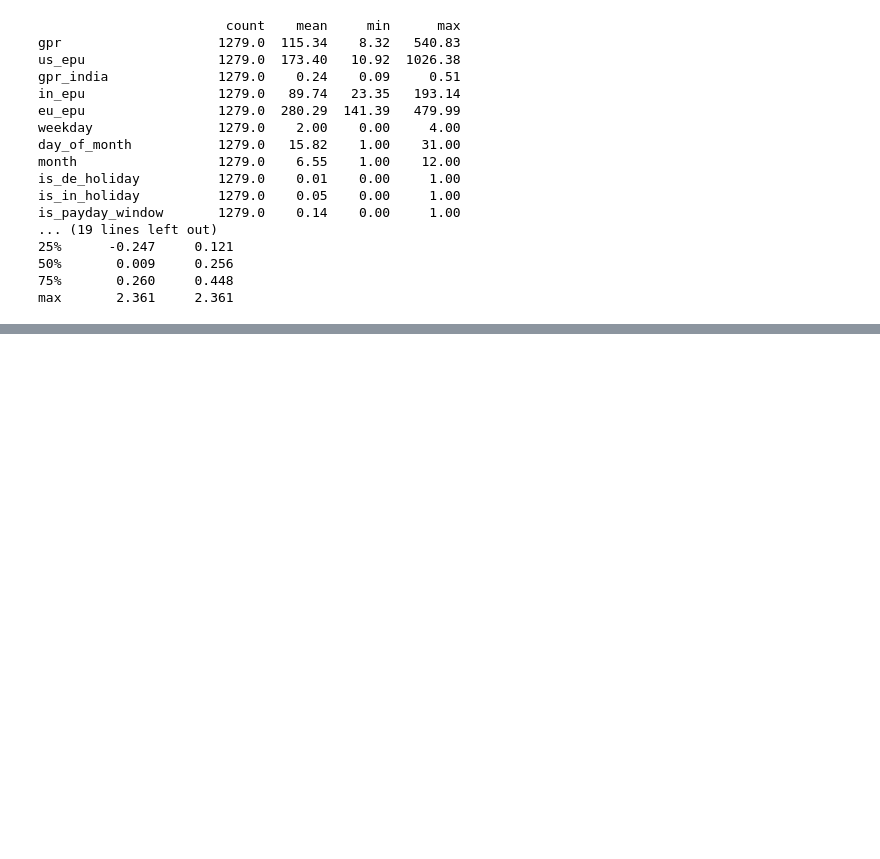
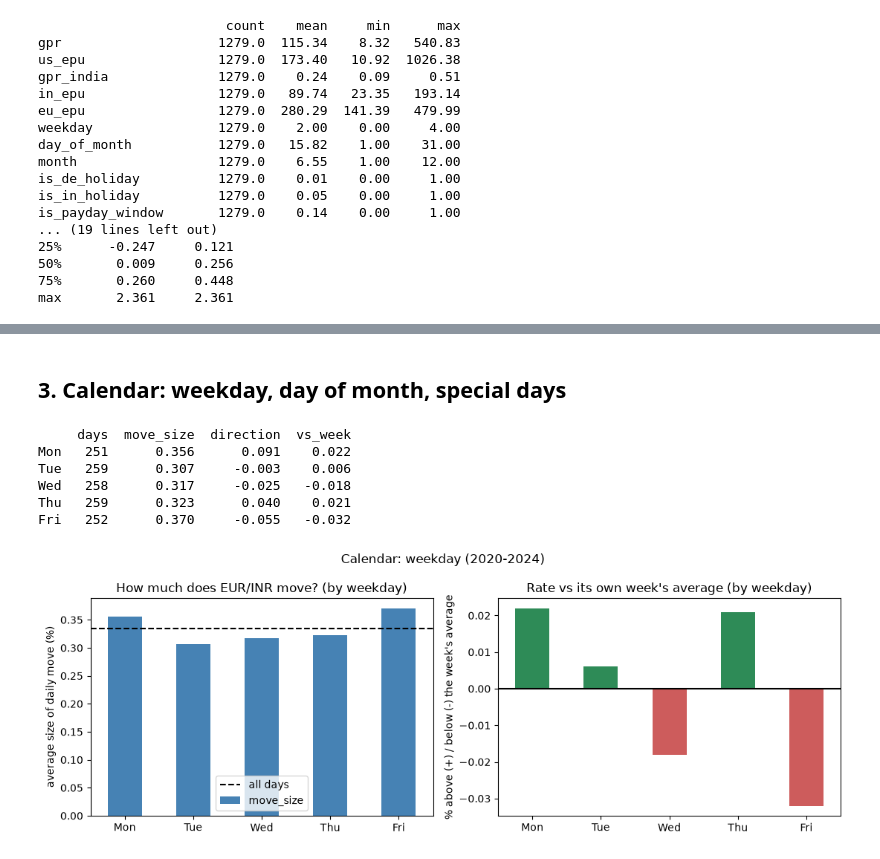
Before and after one commit to jayakrishnaaj/eur_to_inr_transfer_outlook, a Jupyter notebook: notebooks/eda_jayakrishna.ipynb, the cells around one changed output, grey strips where cells are left out. Drawn from its saved outputs; the diff is of its cells as text; code cells hidden in the pictures; blank space fills up the shorter version.

Commit message:
EDA: calendar effects

```diff
--- a/notebooks/eda_jayakrishna.ipynb
+++ b/notebooks/eda_jayakrishna.ipynb
@@ -70,0 +125,37 @@ max       2.361     2.361
+# %% [markdown]
+## 3. Calendar: weekday, day of month, special days
+# %%
+DAYS = ["Mon", "Tue", "Wed", "Thu", "Fri"]
+t = train.copy()
+t["week"] = t["date"].dt.to_period("W")
+t["vs_week_pct"] = (t["eur_inr"] / t.groupby("week")["eur_inr"].transform("mean") - 1) * 100
+
+by_day = t.groupby("weekday").agg(days=("abs_chg", "size"), move_size=("abs_chg", "mean"),
+                                   direction=("chg_pct", "mean"), vs_week=("vs_week_pct", "mean")).round(3)
+by_day.index = DAYS
+print(by_day)
+
+fig, axes = plt.subplots(1, 2, figsize=(11, 4))
+by_day["move_size"].plot(kind="bar", ax=axes[0], color="steelblue")
+axes[0].axhline(t["abs_chg"].mean(), color="black", linestyle="--", label="all days")
+axes[0].set_title("How much does EUR/INR move? (by weekday)")
+axes[0].set_ylabel("average size of daily move (%)")
+axes[0].legend()
+by_day["vs_week"].plot(kind="bar", ax=axes[1],
+                       color=["seagreen" if v > 0 else "indianred" for v in by_day["vs_week"]])
+axes[1].axhline(0, color="black")
+axes[1].set_title("Rate vs its own week's average (by weekday)")
+axes[1].set_ylabel("% above (+) / below (-) the week's average")
+for ax in axes:
+    ax.tick_params(axis="x", rotation=0)
+plt.suptitle("Calendar: weekday (2020-2024)")
+plt.tight_layout()
+plt.show()
+# %% [output]
+     days  move_size  direction  vs_week
+Mon   251      0.356      0.091    0.022
+Tue   259      0.307     -0.003    0.006
+Wed   258      0.317     -0.025   -0.018
+Thu   259      0.323      0.040    0.021
+Fri   252      0.370     -0.055   -0.032
+[figure, added]
```
Also changed, not shown: parts of 10 cells of this notebook.
